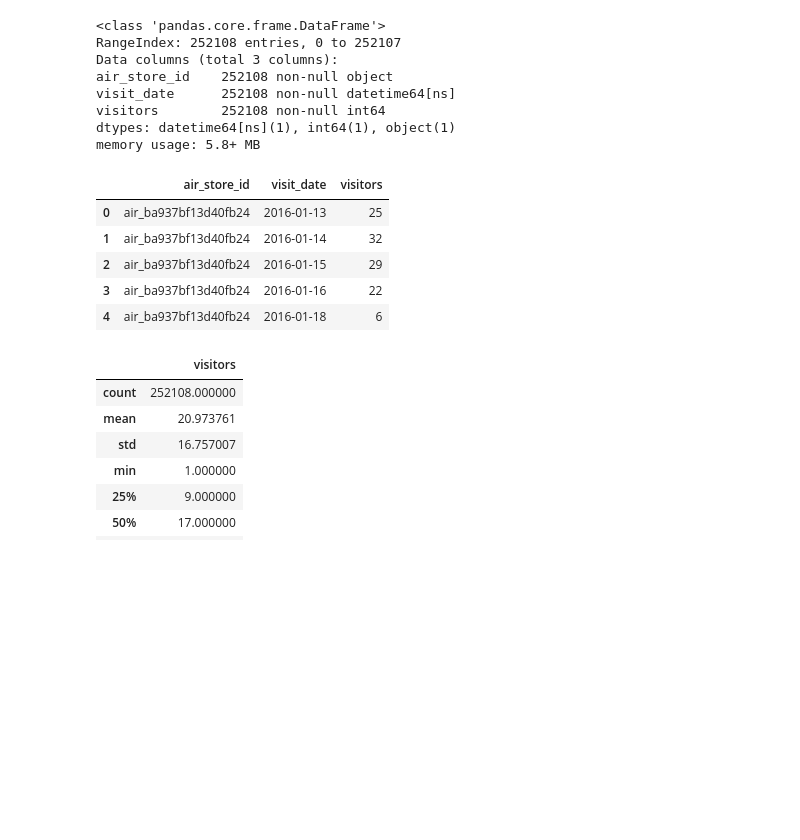
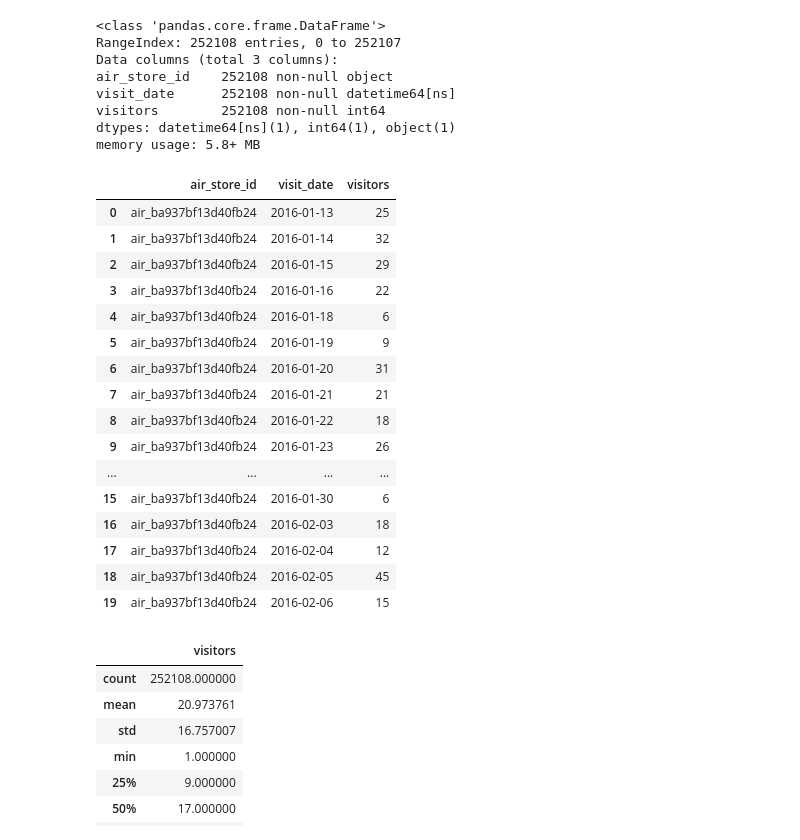
Before and after one commit to galiii/Recruit-Restaurant-Visitor-Forecasting, a Jupyter notebook: data-exploration/air_visit_data-exploration.ipynb, the cells around one changed output. Cells and saved outputs as stored; diff of their text form; code cells hidden in the pictures; blank space fills up the shorter version.

```diff
--- a/data-exploration/air_visit_data-exploration.ipynb
+++ b/data-exploration/air_visit_data-exploration.ipynb
@@ -22,14 +21,25 @@ visitors        252108 non-null int64
 dtypes: datetime64[ns](1), int64(1), object(1)
 memory usage: 5.8+ MB
 # %%
-df.head()
+df.head(20)
 # %% [output]
 |  | air_store_id | visit_date | visitors |
 | 0 | air_ba937bf13d40fb24 | 2016-01-13 | 25 |
 | 1 | air_ba937bf13d40fb24 | 2016-01-14 | 32 |
 | 2 | air_ba937bf13d40fb24 | 2016-01-15 | 29 |
 | 3 | air_ba937bf13d40fb24 | 2016-01-16 | 22 |
 | 4 | air_ba937bf13d40fb24 | 2016-01-18 | 6 |
+| 5 | air_ba937bf13d40fb24 | 2016-01-19 | 9 |
+| 6 | air_ba937bf13d40fb24 | 2016-01-20 | 31 |
+| 7 | air_ba937bf13d40fb24 | 2016-01-21 | 21 |
+| 8 | air_ba937bf13d40fb24 | 2016-01-22 | 18 |
+| 9 | air_ba937bf13d40fb24 | 2016-01-23 | 26 |
+| ... | ... | ... | ... |
+| 15 | air_ba937bf13d40fb24 | 2016-01-30 | 6 |
+| 16 | air_ba937bf13d40fb24 | 2016-02-03 | 18 |
+| 17 | air_ba937bf13d40fb24 | 2016-02-04 | 12 |
+| 18 | air_ba937bf13d40fb24 | 2016-02-05 | 45 |
+| 19 | air_ba937bf13d40fb24 | 2016-02-06 | 15 |
 # %%
 df.describe()
 # %% [output]
```
Also changed, not shown: parts of 5 cells of this notebook, 4 other files.
